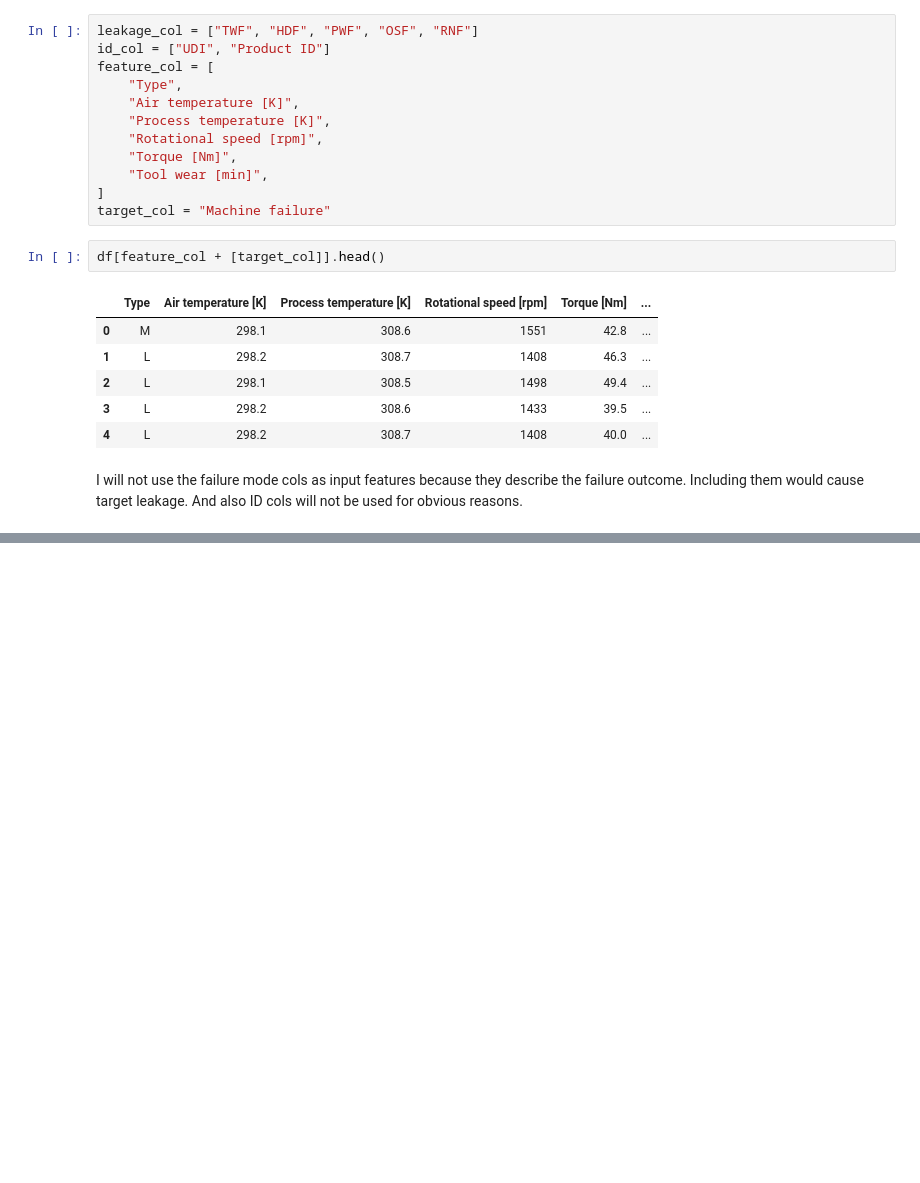
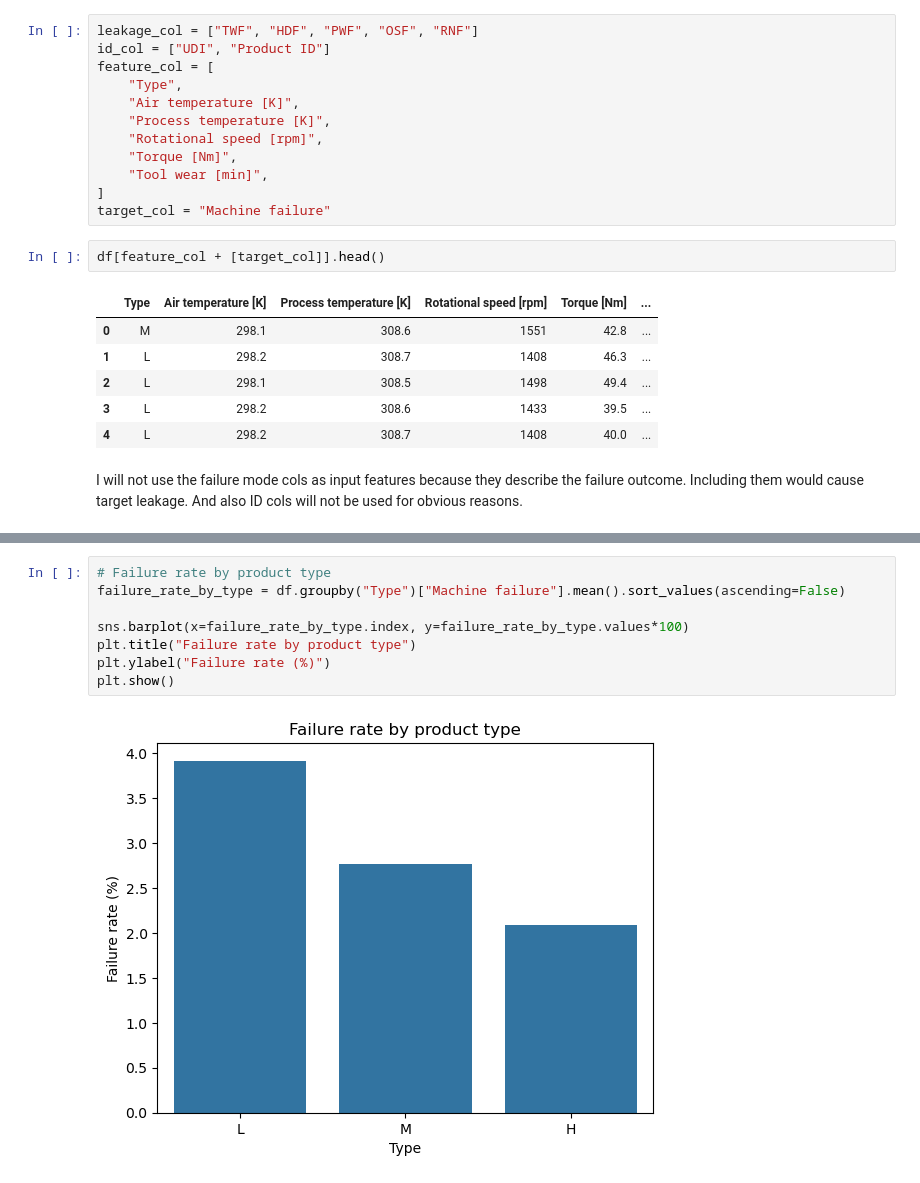
Before and after one commit to shashwatsharv7/machineguard-ai, a Jupyter notebook: notebooks/01_eda.ipynb, the cells around one changed output, grey strips where cells are left out. Saved outputs shown, nothing was run; the diff lists cells and outputs as text; blank space fills up the shorter version.

```diff
--- a/notebooks/01_eda.ipynb
+++ b/notebooks/01_eda.ipynb
@@ -109,0 +126,10 @@ I will not use the failure mode cols as input features because they describe the
+# %%
+# Failure rate by product type
+failure_rate_by_type = df.groupby("Type")["Machine failure"].mean().sort_values(ascending=False)
+
+sns.barplot(x=failure_rate_by_type.index, y=failure_rate_by_type.values*100)
+plt.title("Failure rate by product type")
+plt.ylabel("Failure rate (%)")
+plt.show()
+# %% [output]
+[figure, added]
```
Also changed, not shown: parts of 6 cells of this notebook.
